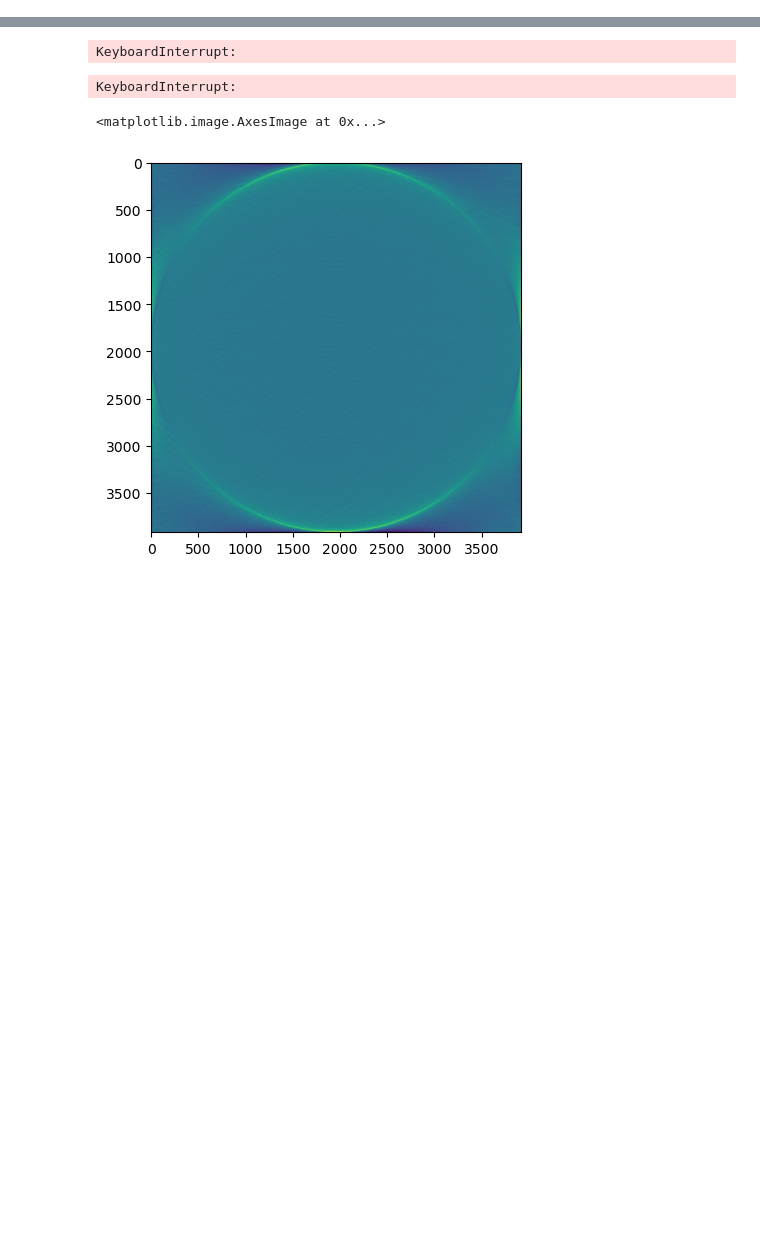
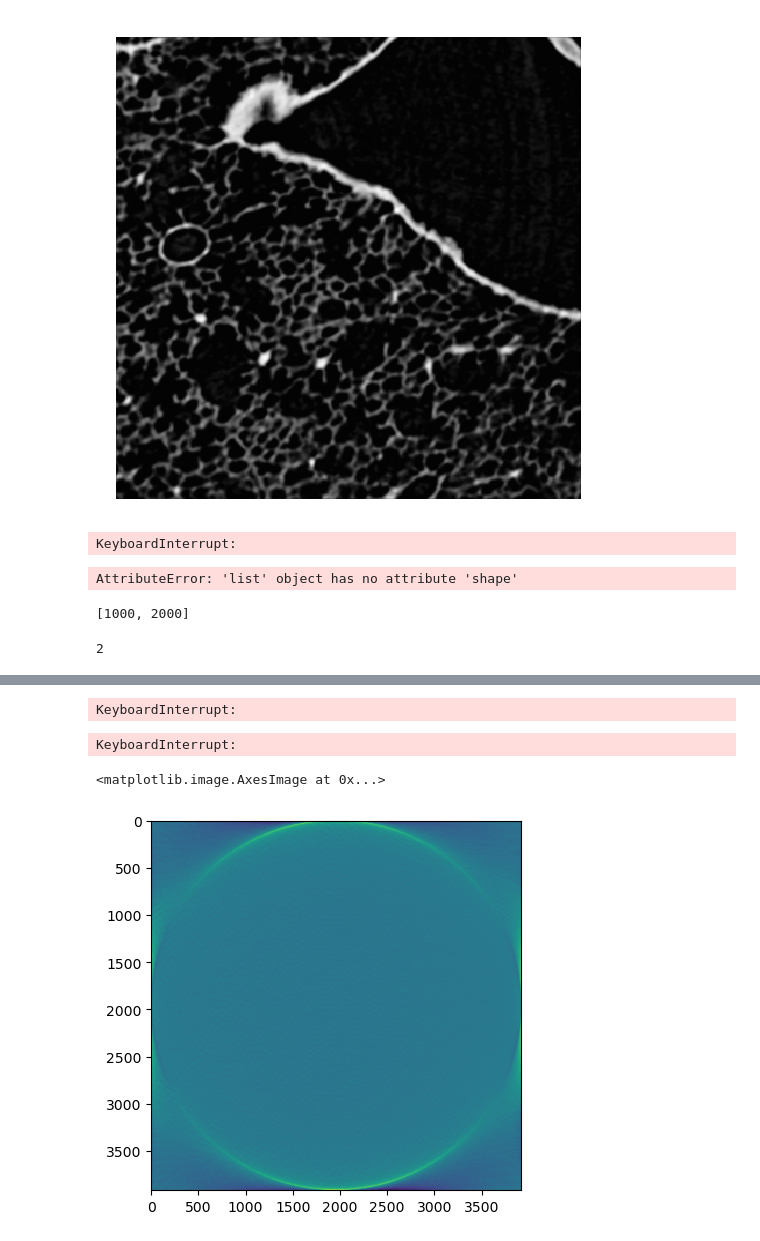
Before and after one commit to bnherrerac/alveolar-micro-CT-reconstruction, a Jupyter notebook: tomosipo_tests.ipynb, the cells around one changed output, grey strips where cells are left out. Drawn from its saved outputs; the diff is of its cells as text; code cells hidden in the pictures; blank space fills up the shorter version.

```diff
--- a/tomosipo_tests.ipynb
+++ b/tomosipo_tests.ipynb
@@ -21,0 +65,16 @@ torch.Size([1, 900, 3916])
+# %%
+rec_fbp = fbp(A, y)
+fig, ax = plt.subplots(figsize=(3,3), dpi=200)
+ax.imshow(rec_fbp.detach().cpu().numpy().squeeze()[400:800,400:800], cmap=plt.cm.Greys_r, interpolation='nearest', aspect='auto')
+ax.axis('off')
+plt.show()
+# %% [output]
+[figure, added]
+# %%
+rec_nag_ls = nag_ls(A, y, num_iterations=500, progress_bar=True)
+fig, ax = plt.subplots(figsize=(3,3), dpi=200)
+ax.imshow(rec_nag_ls.detach().cpu().numpy().squeeze(), cmap=plt.cm.Greys_r, interpolation='nearest', aspect='auto')
+ax.axis('off')
+plt.show()
+# %% [output]
+KeyboardInterrupt:
@@ -21,0 +93,8 @@ torch.Size([1, 900, 3916])
+# %%
+rec_tv_min, all_iterations = tv_min2d(A, y, 0.0001, num_iterations=500, progress_bar=True, save_iterations=True, plot=False)
+fig, ax = plt.subplots(figsize=(3,3), dpi=200)
+ax.imshow(rec_tv_min.detach().cpu().numpy().squeeze(), cmap=plt.cm.Greys_r, interpolation='nearest', aspect='auto')
+ax.axis('off')
+plt.show()
+# %% [output]
+AttributeError: 'list' object has no attribute 'shape'
@@ -21,0 +113,8 @@ torch.Size([1, 900, 3916])
+# %%
+num_its_array
+# %% [output]
+[1000, 2000]
+# %%
+len(all_rec_tv[0])
+# %% [output]
+2
```
Also changed, not shown: parts of 16 cells of this notebook, 26 other files.
